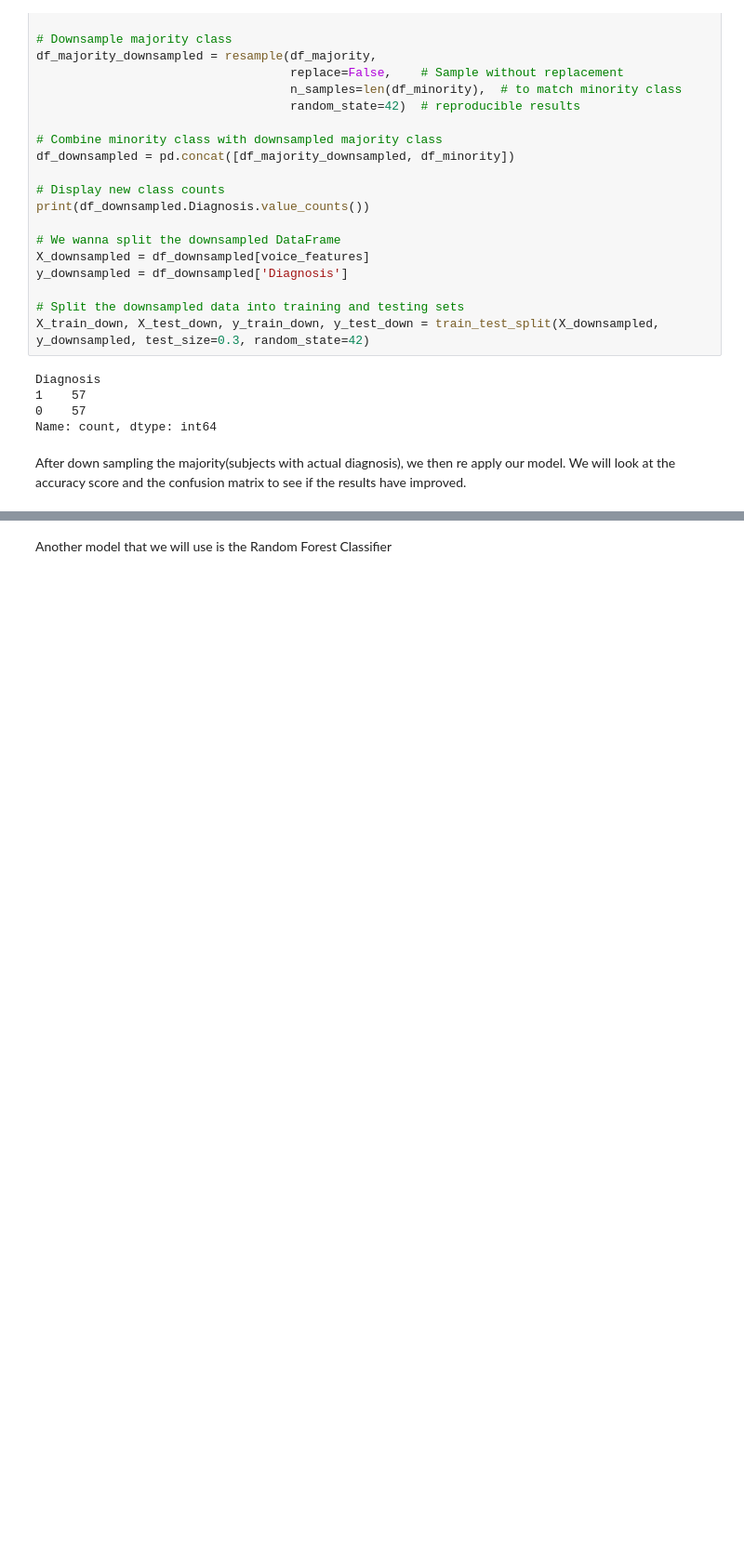
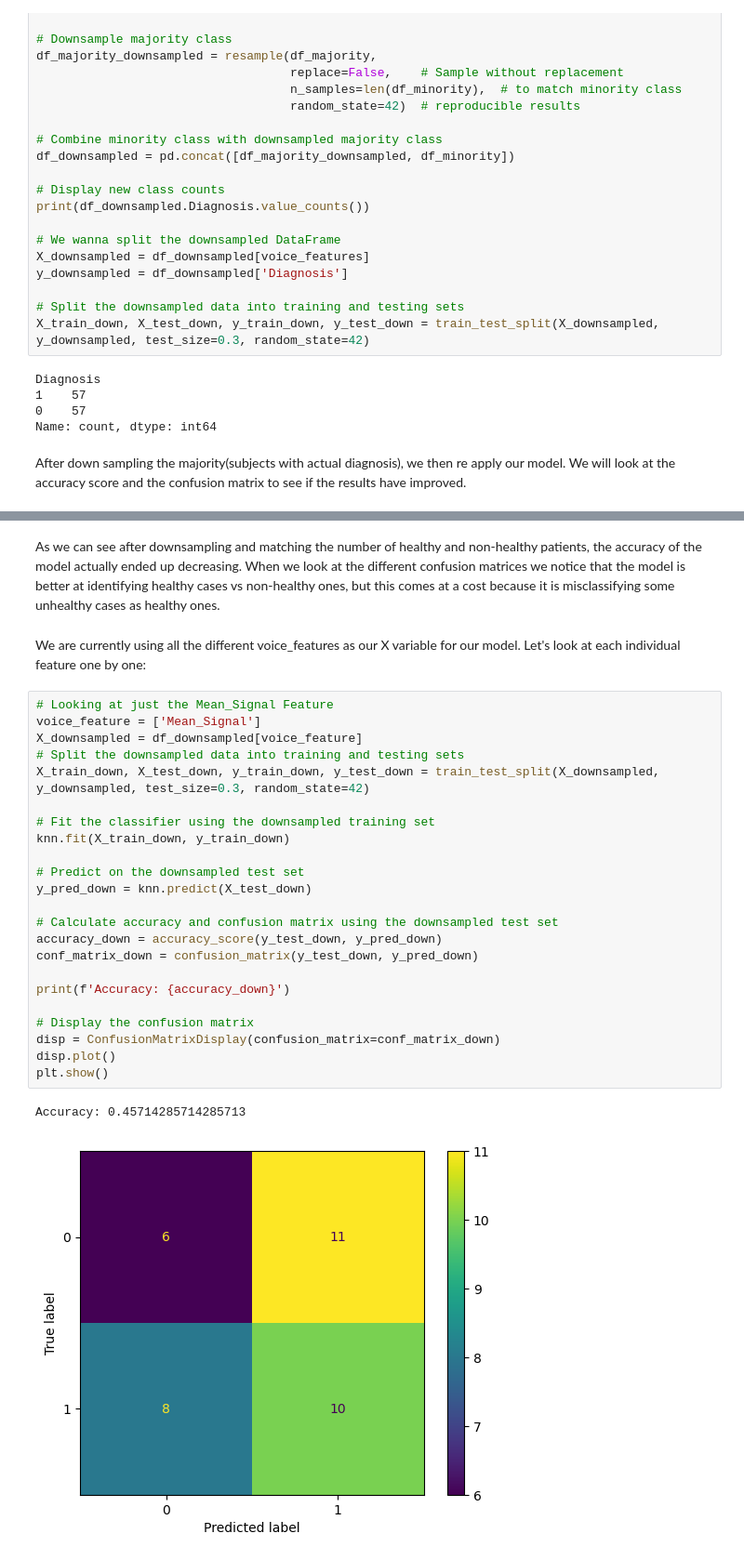
Before and after one commit to justinb91011/Voice_Data_Detects_Disease, a Jupyter notebook: voice-data.ipynb, the cells around one changed output, grey strips where cells are left out. Shown at 93% size. Drawn from its saved outputs; the diff is of its cells as text; blank space fills up the shorter version.

```diff
--- a/voice-data.ipynb
+++ b/voice-data.ipynb
@@ -298,3 +296,31 @@ Confusion Matrix:
 [figure]
-# %% [markdown]
-Another model that we will use is the Random Forest Classifier
+# %% [markdown]
+As we can see after downsampling and matching the number of healthy and non-healthy patients, the accuracy of the model actually ended up decreasing. When we look at the different confusion matrices we notice that the model is better at identifying healthy cases vs non-healthy ones, but this comes at a cost because it is misclassifying some unhealthy cases as healthy ones.
+# %% [markdown]
+We are currently using all the different voice_features as our X variable for our model. Let's look at each individual feature one by one:
+# %%
+# Looking at just the Mean_Signal Feature
+voice_feature = ['Mean_Signal']
+X_downsampled = df_downsampled[voice_feature]
+# Split the downsampled data into training and testing sets
+X_train_down, X_test_down, y_train_down, y_test_down = train_test_split(X_downsampled, y_downsampled, test_size=0.3, random_state=42)
+
+# Fit the classifier using the downsampled training set
+knn.fit(X_train_down, y_train_down)
+
+# Predict on the downsampled test set
+y_pred_down = knn.predict(X_test_down)
+
+# Calculate accuracy and confusion matrix using the downsampled test set
+accuracy_down = accuracy_score(y_test_down, y_pred_down)
+conf_matrix_down = confusion_matrix(y_test_down, y_pred_down)
+
+print(f'Accuracy: {accuracy_down}')
+
+# Display the confusion matrix
+disp = ConfusionMatrixDisplay(confusion_matrix=conf_matrix_down)
+disp.plot()
+plt.show()
+# %% [output]
+Accuracy: 0.45714285714285713
+[figure, added]
```
Also changed, not shown: parts of 14 cells of this notebook.
